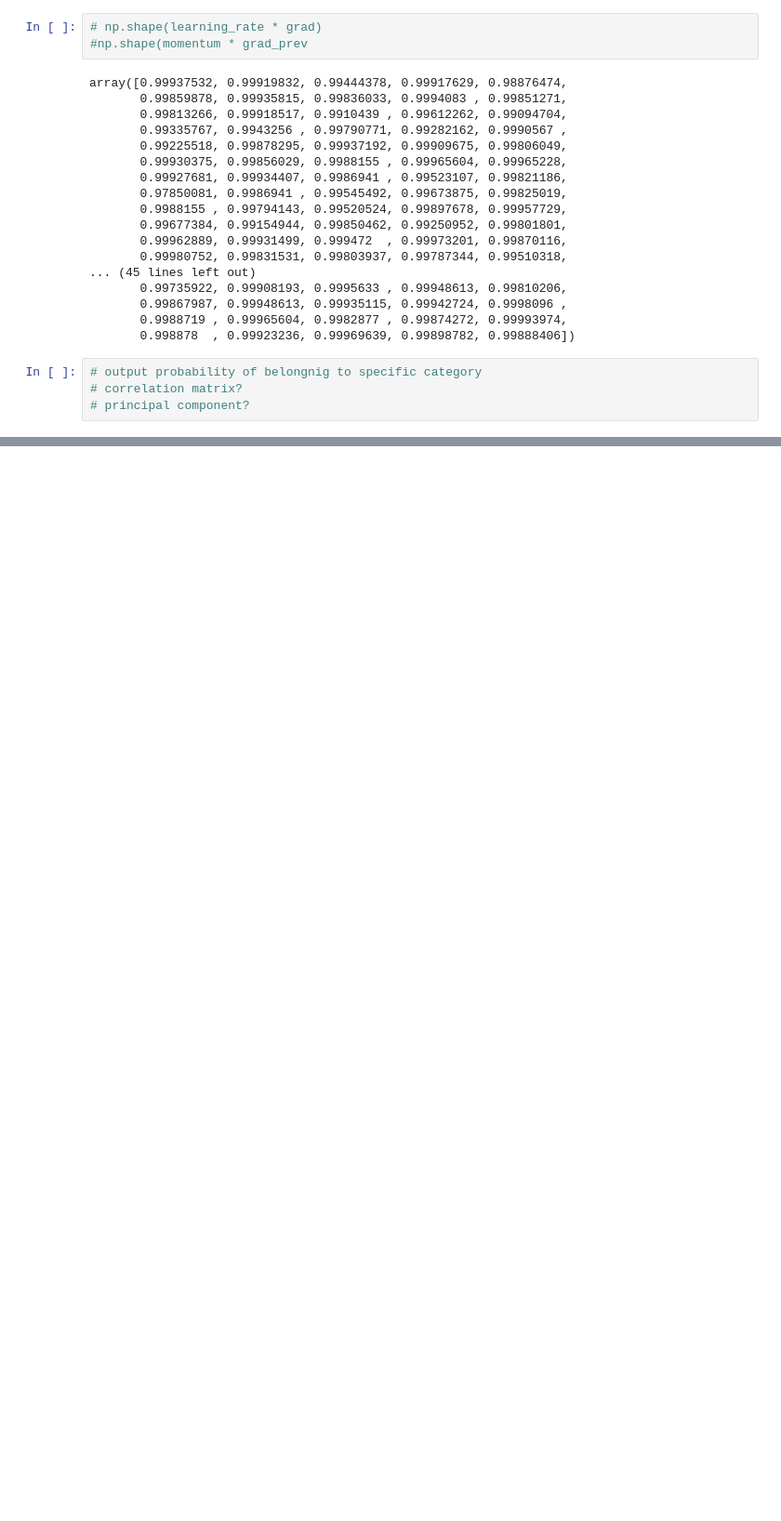
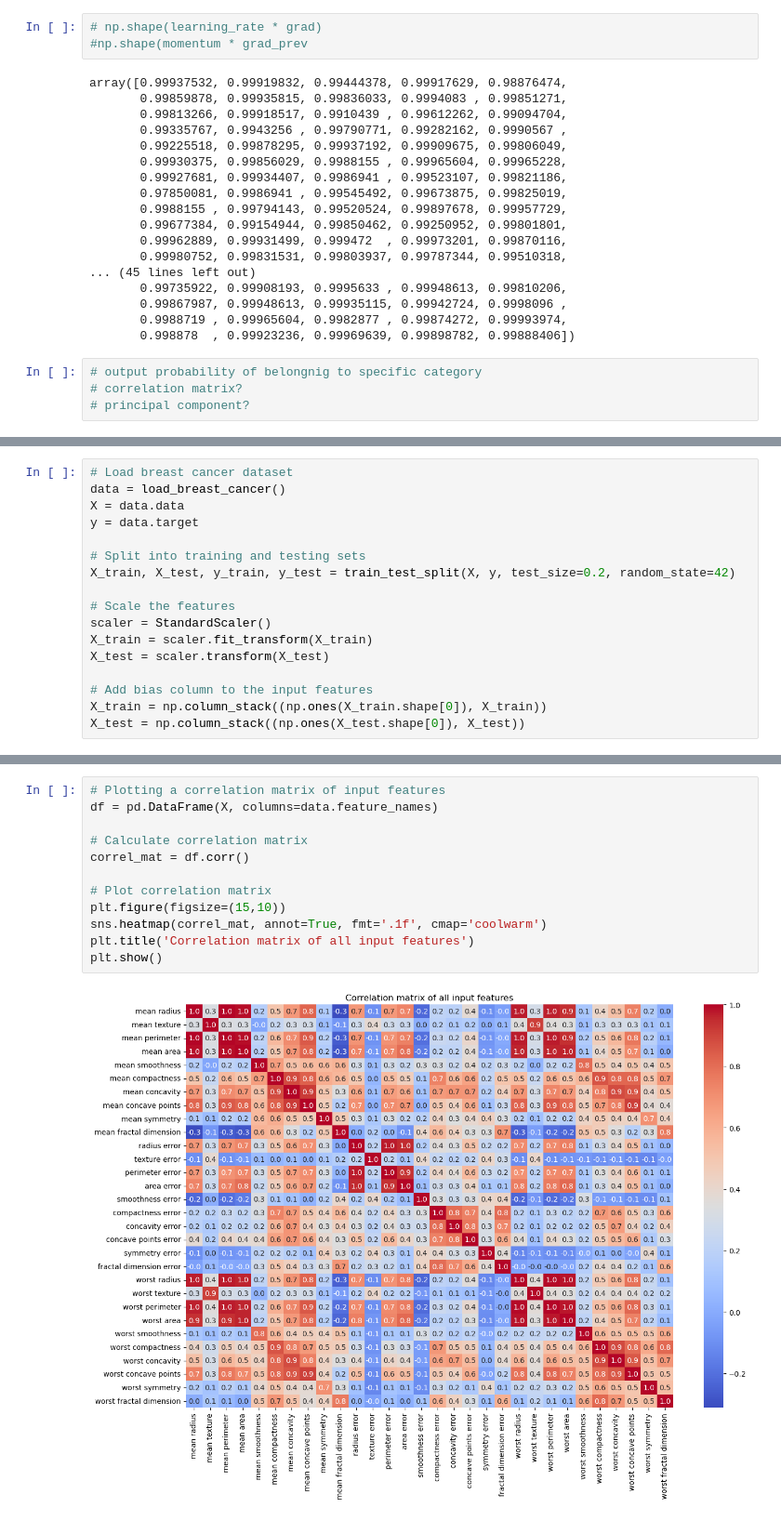
Before and after one commit to siljabl/CompSci-Projects, a Jupyter notebook: Project1/project1.ipynb, the cells around one changed output, grey strips where cells are left out. Shown at 93% size. Drawn from its saved outputs; the diff is of its cells as text; blank space fills up the shorter version.

```diff
--- a/Project1/project1.ipynb
+++ b/Project1/project1.ipynb
@@ -556,0 +568,17 @@ array([0.99937532, 0.99919832, 0.99444378, 0.99917629, 0.98876474,
+# %%
+# Load breast cancer dataset
+data = load_breast_cancer()
+X = data.data
+y = data.target
+
+# Split into training and testing sets
+X_train, X_test, y_train, y_test = train_test_split(X, y, test_size=0.2, random_state=42)
+
+# Scale the features
+scaler = StandardScaler()
+X_train = scaler.fit_transform(X_train)
+X_test = scaler.transform(X_test)
+
+# Add bias column to the input features
+X_train = np.column_stack((np.ones(X_train.shape[0]), X_train))
+X_test = np.column_stack((np.ones(X_test.shape[0]), X_test))
@@ -556,0 +645,14 @@ array([0.99937532, 0.99919832, 0.99444378, 0.99917629, 0.98876474,
+# %%
+# Plotting a correlation matrix of input features
+df = pd.DataFrame(X, columns=data.feature_names)
+
+# Calculate correlation matrix
+correl_mat = df.corr()
+
+# Plot correlation matrix
+plt.figure(figsize=(15,10))
+sns.heatmap(correl_mat, annot=True, fmt='.1f', cmap='coolwarm')
+plt.title('Correlation matrix of all input features')
+plt.show()
+# %% [output]
+[figure, added]
```
Also changed, not shown: parts of 6 cells of this notebook.
